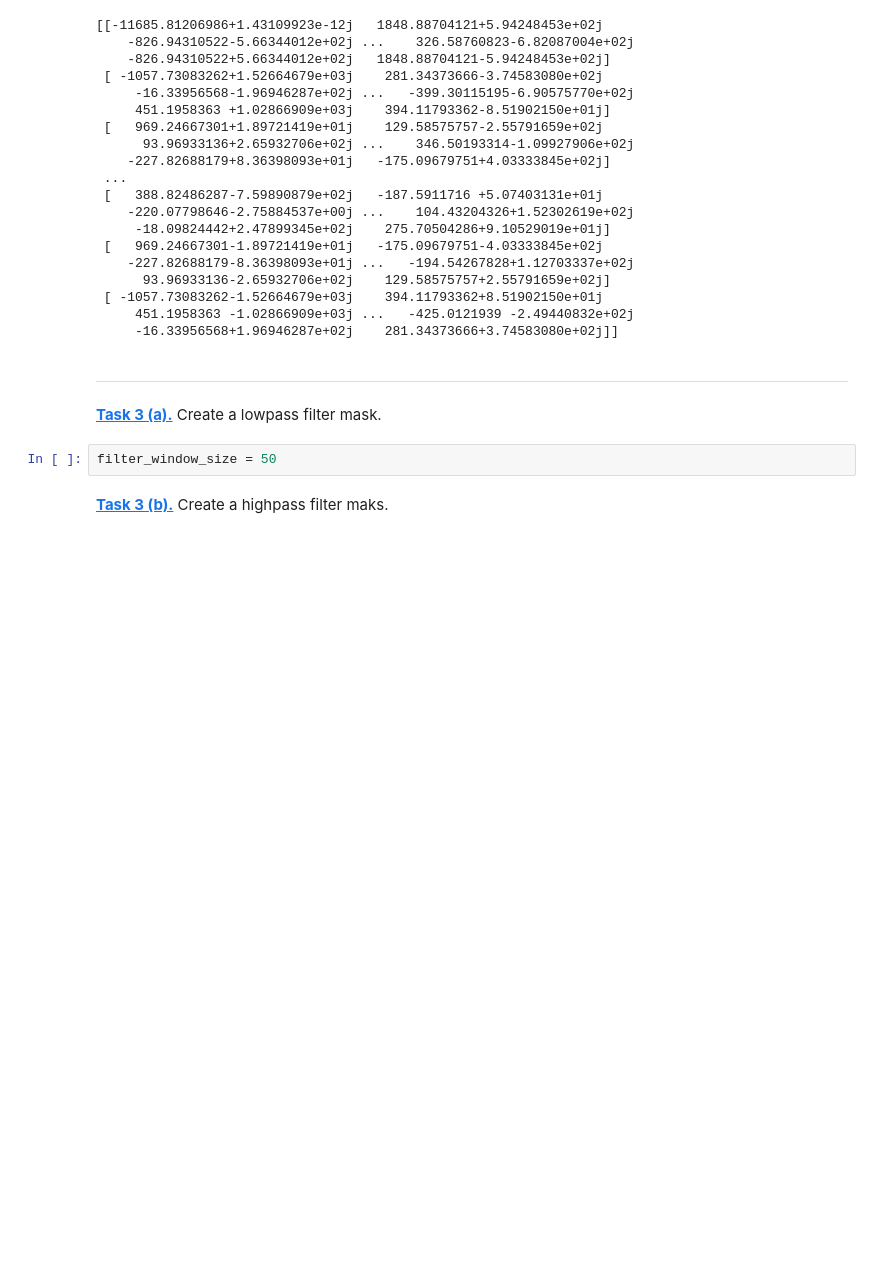
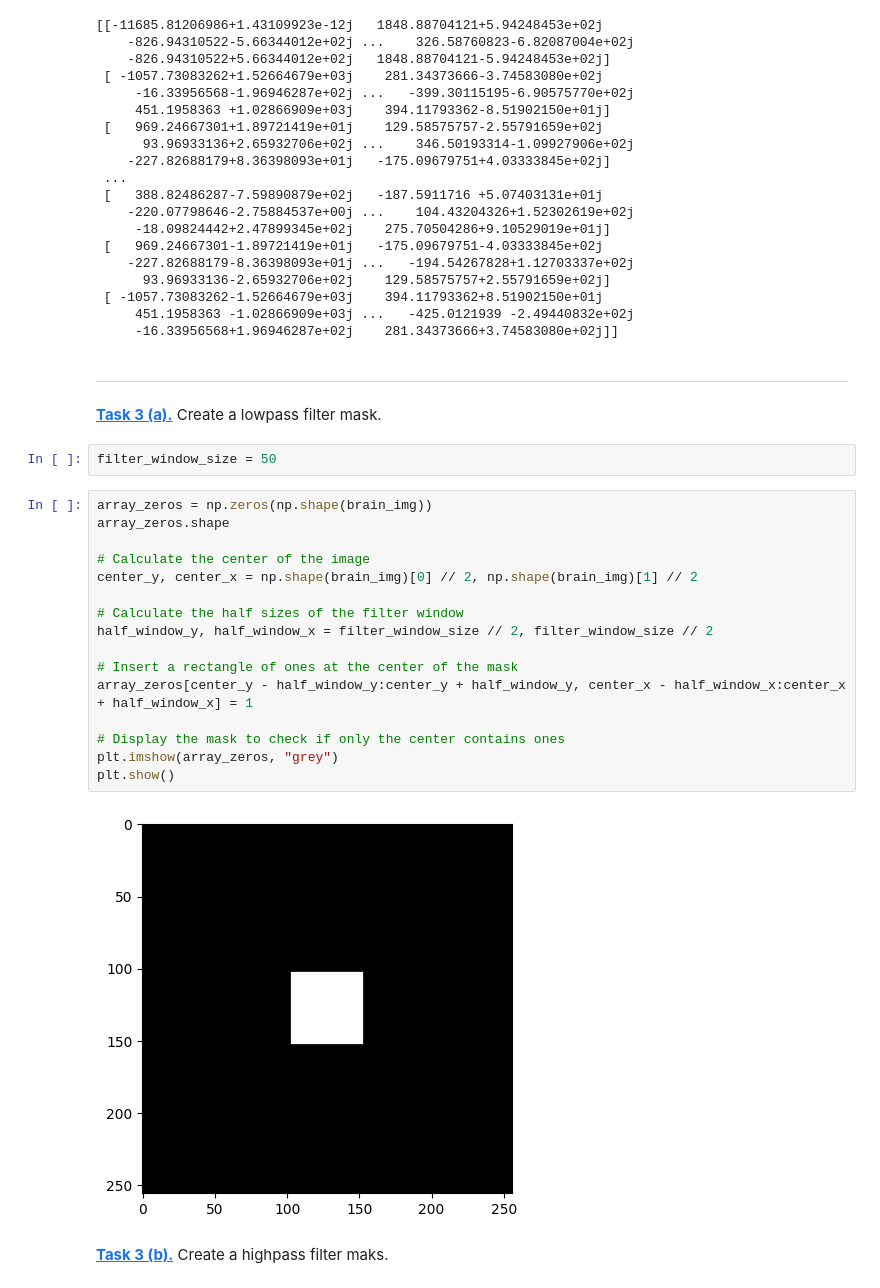
Before and after one commit to UweBuchwaldo/BioinfoRohr, a Jupyter notebook: fourier.ipynb, the cells around one changed output. Drawn from its saved outputs; the diff is of its cells as text; blank space fills up the shorter version.

```diff
--- a/fourier.ipynb
+++ b/fourier.ipynb
@@ -138,5 +139,23 @@ print(c_array_brain)
 **[Task 3 (a).]()** Create a lowpass filter mask.
 # %%
 filter_window_size = 50
+# %%
+array_zeros = np.zeros(np.shape(brain_img))
+array_zeros.shape
+
+# Calculate the center of the image
+center_y, center_x = np.shape(brain_img)[0] // 2, np.shape(brain_img)[1] // 2
+
+# Calculate the half sizes of the filter window
+half_window_y, half_window_x = filter_window_size // 2, filter_window_size // 2
+
+# Insert a rectangle of ones at the center of the mask
+array_zeros[center_y - half_window_y:center_y + half_window_y, center_x - half_window_x:center_x + half_window_x] = 1
+
+# Display the mask to check if only the center contains ones
+plt.imshow(array_zeros, "grey")
+plt.show()
+# %% [output]
+[figure, added]
 # %% [markdown]
 **[Task 3 (b).]()** Create a highpass filter maks.
```
Also changed, not shown: parts of 4 cells of this notebook, 1 other file.
